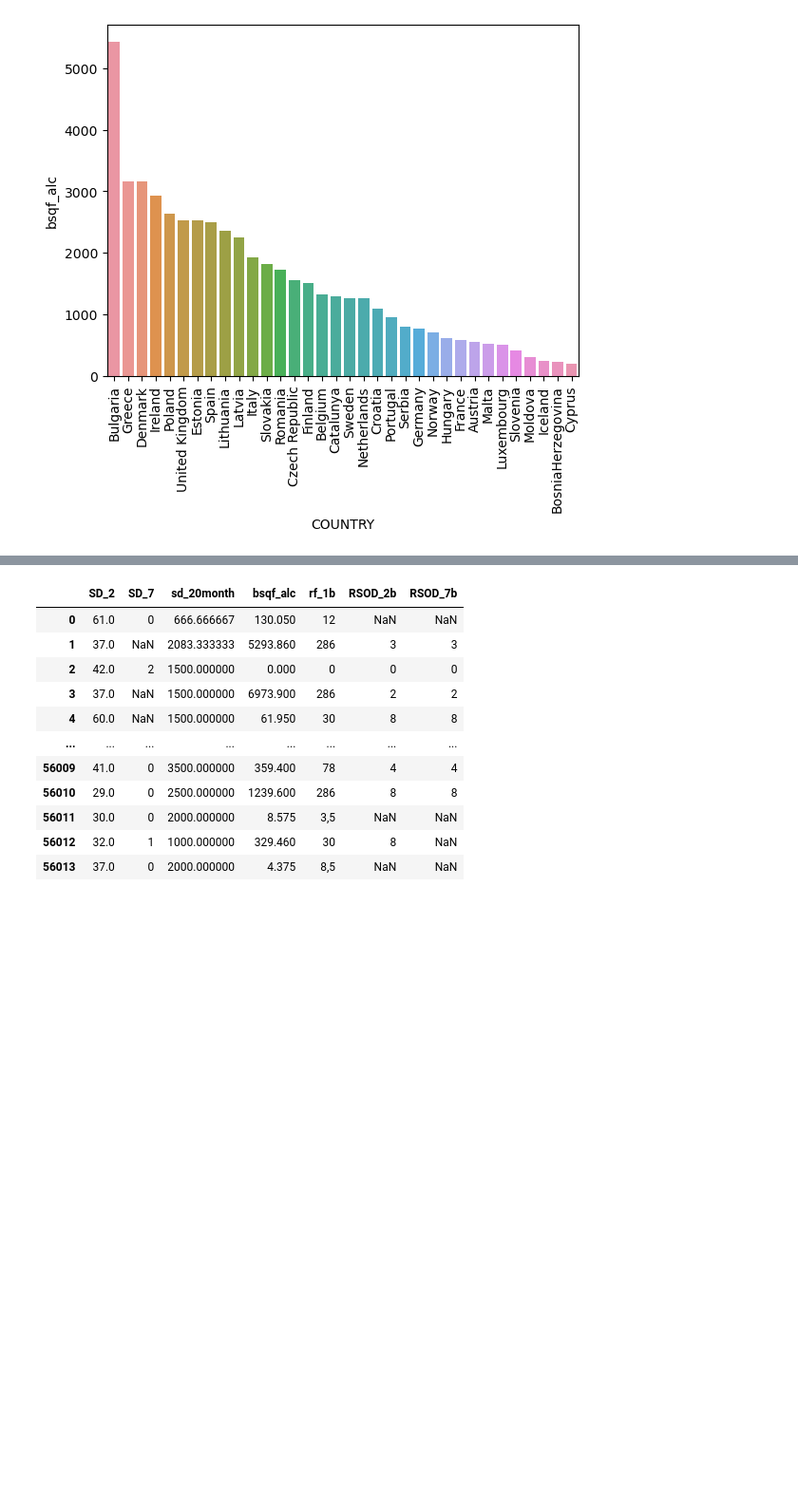
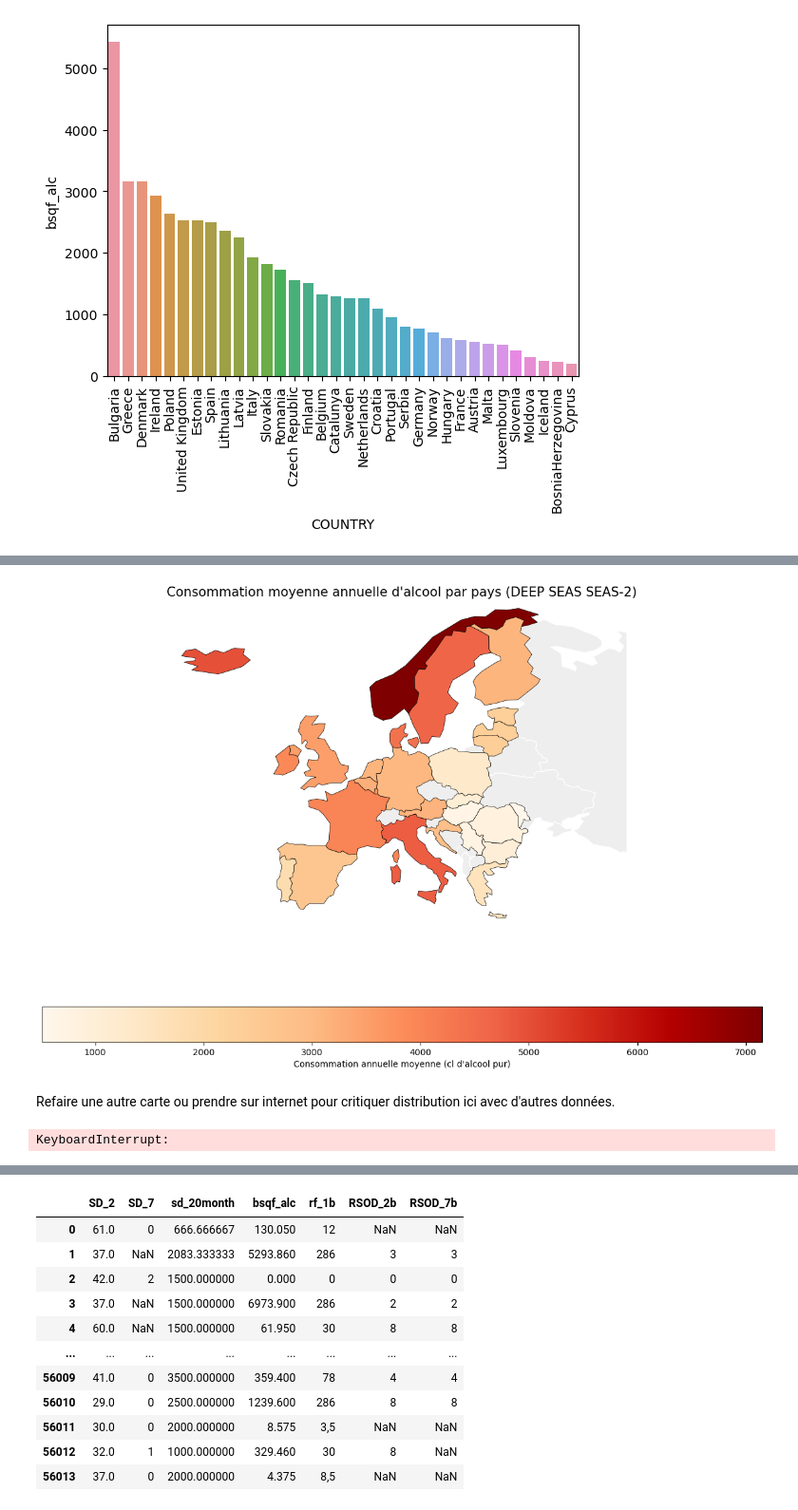
Before and after one commit to emile-gllm/projet_python2A, a Jupyter notebook: projet_python2_notebook.ipynb, the cells around one changed output, grey strips where cells are left out. Shown at 95% size. Saved outputs shown, nothing was run; the diff lists cells and outputs as text; code cells hidden in the pictures; blank space fills up the shorter version.

```diff
--- a/projet_python2_notebook.ipynb
+++ b/projet_python2_notebook.ipynb
@@ -481,0 +574,49 @@ plt.show()
+# %%
+import geopandas as gpd
+import matplotlib.pyplot as plt
+
+# 1. Calcul de la consommation moyenne par pays
+# On s'assure d'avoir les noms de pays dans le dataframe
+#data['COUNTRY'] = data['COUNTRY'].map(country_mapping)
+stats_pays = data.groupby('COUNTRY')['sd_20month_EUR_2020'].mean().reset_index()
+
+# 2. Chargement du fond de carte
+world = gpd.read_file(r"C:\Users\Utilisateur\Documents\École\S1\python\110m_cultural\ne_110m_admin_0_countries.shp")
+
+# 3. Fusion des données (Merge)
+# Note : Vérifiez que les noms dans country_mapping correspondent à ceux de 'name' dans world
+europe = world[world['CONTINENT'] == 'Europe']
+map_data = europe.merge(stats_pays, left_on='NAME', right_on='COUNTRY', how='left')
+
+# 4. Affichage de la carte
+fig, ax = plt.subplots(1, 1, figsize=(15, 10))
+
+# On trace le fond de l'Europe en gris (pour les pays sans données)
+europe.plot(ax=ax, color='#eeeeee', edgecolor='white')
+
+# On trace les données de consommation
+map_data.dropna(subset=['sd_20month_EUR_2020']).plot(
+    column='sd_20month_EUR_2020',
+    ax=ax,
+    legend=True,
+    legend_kwds={'label': "Consommation annuelle moyenne (cl d'alcool pur)", 'orientation': "horizontal"},
+    cmap='OrRd', # Dégradé Orange/Rouge
+    edgecolor='black',
+    linewidth=0.5
+)
+
+# Ajustement pour centrer sur l'Europe
+ax.set_xlim(-25, 45)
+ax.set_ylim(33, 72)
+ax.set_title("Consommation moyenne annuelle d'alcool par pays (DEEP SEAS SEAS-2)", fontsize=15)
+ax.axis('off')
+
+plt.show()
+# %% [output]
+[figure, added]
+# %% [markdown]
+Refaire une autre carte ou prendre sur internet pour critiquer distribution ici avec d'autres données.
+# %%
+data
+# %% [output]
+KeyboardInterrupt:
```
Also changed, not shown: parts of 11 cells of this notebook.
